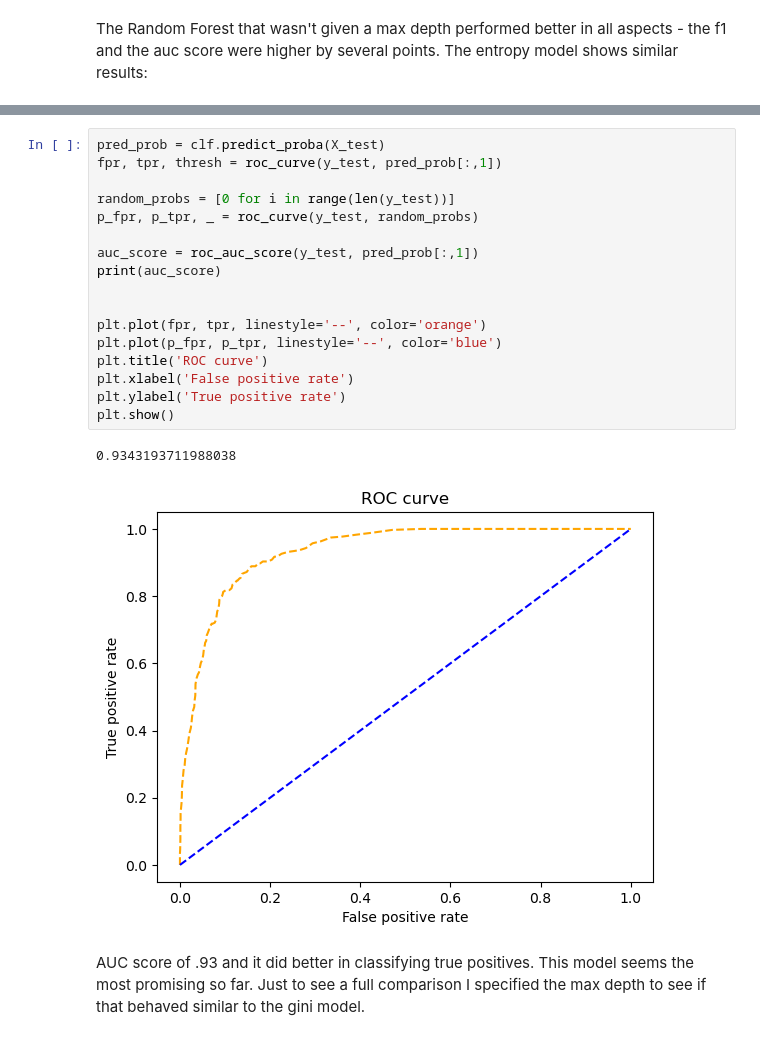
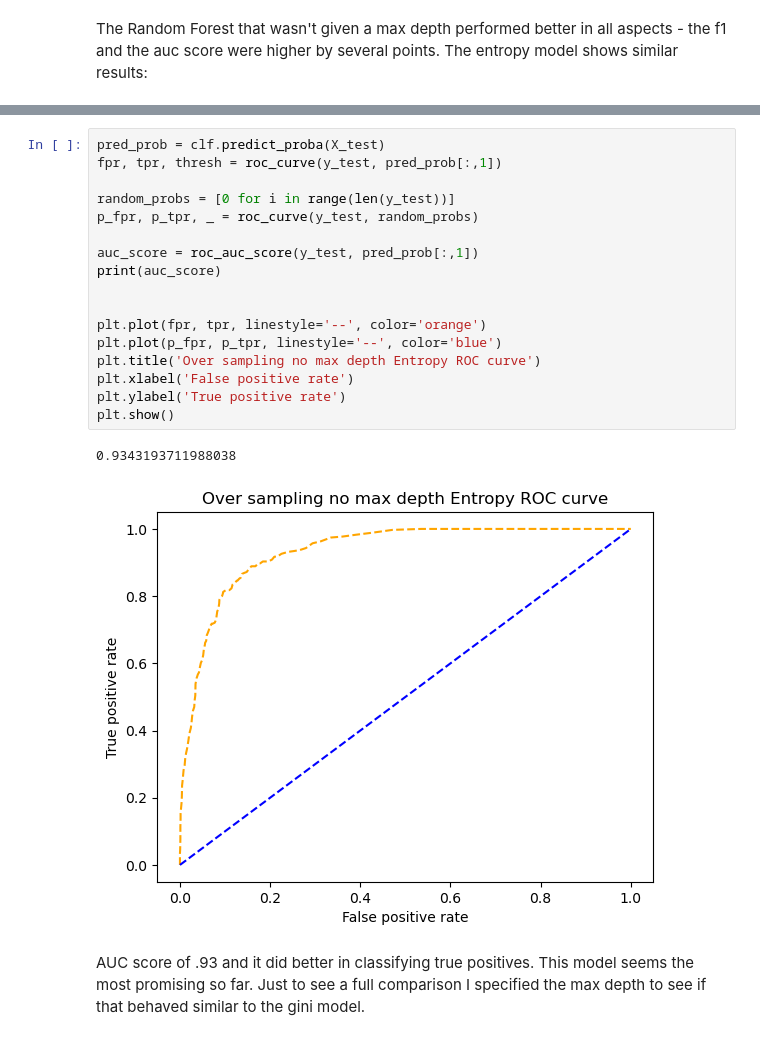
Before and after one commit to kai-tama/Capstone-2, a Jupyter notebook: Notebooks/Shopping Intention Modelling.ipynb, the cells around one changed output, grey strips where cells are left out. Saved outputs shown, nothing was run; the diff lists cells and outputs as text.

```diff
--- a/Notebooks/Shopping Intention Modelling.ipynb
+++ b/Notebooks/Shopping Intention Modelling.ipynb
@@ -169,23 +165,23 @@ weighted avg       0.91      0.89      0.90      2466
 # %%
 pred_prob = clf.predict_proba(X_test)
 fpr, tpr, thresh = roc_curve(y_test, pred_prob[:,1])
 
 random_probs = [0 for i in range(len(y_test))]
 p_fpr, p_tpr, _ = roc_curve(y_test, random_probs)
 
 auc_score = roc_auc_score(y_test, pred_prob[:,1])
 print(auc_score)
 
 
 plt.plot(fpr, tpr, linestyle='--', color='orange')
 plt.plot(p_fpr, p_tpr, linestyle='--', color='blue')
-plt.title('ROC curve')
+plt.title('Over sampling no max depth Entropy ROC curve')
 plt.xlabel('False positive rate')
 plt.ylabel('True positive rate')
 plt.show()
 # %% [output]
 0.9343193711988038
-[figure, old version]
+[figure, new version]
 # %% [markdown]
 AUC score of .93 and it did better in classifying true positives. This model seems the most promising so far. Just to see a full comparison I specified the max depth to see if that behaved similar to the gini model.
 # %%
```
Also changed, not shown: parts of 62 cells of this notebook, 1 other file.
